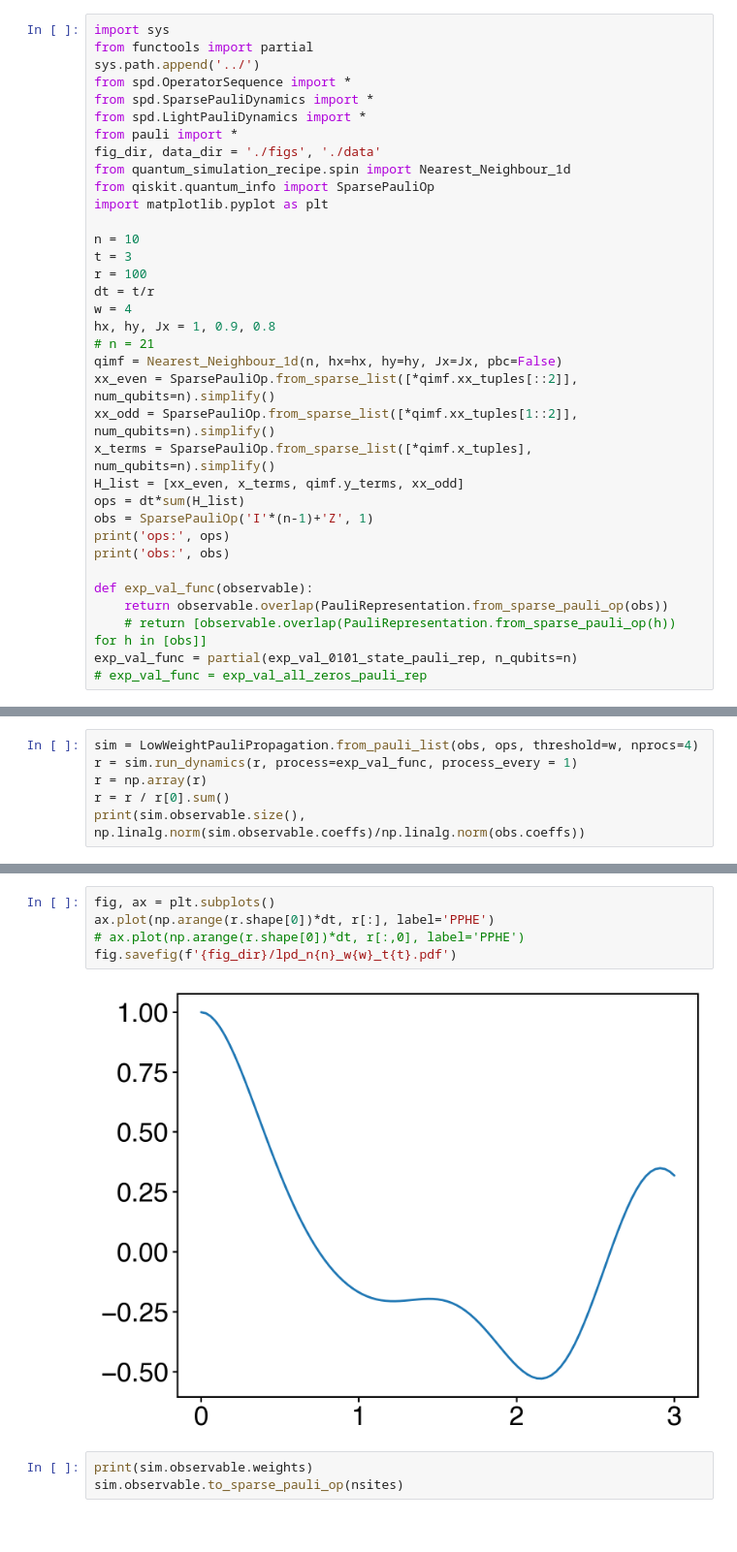
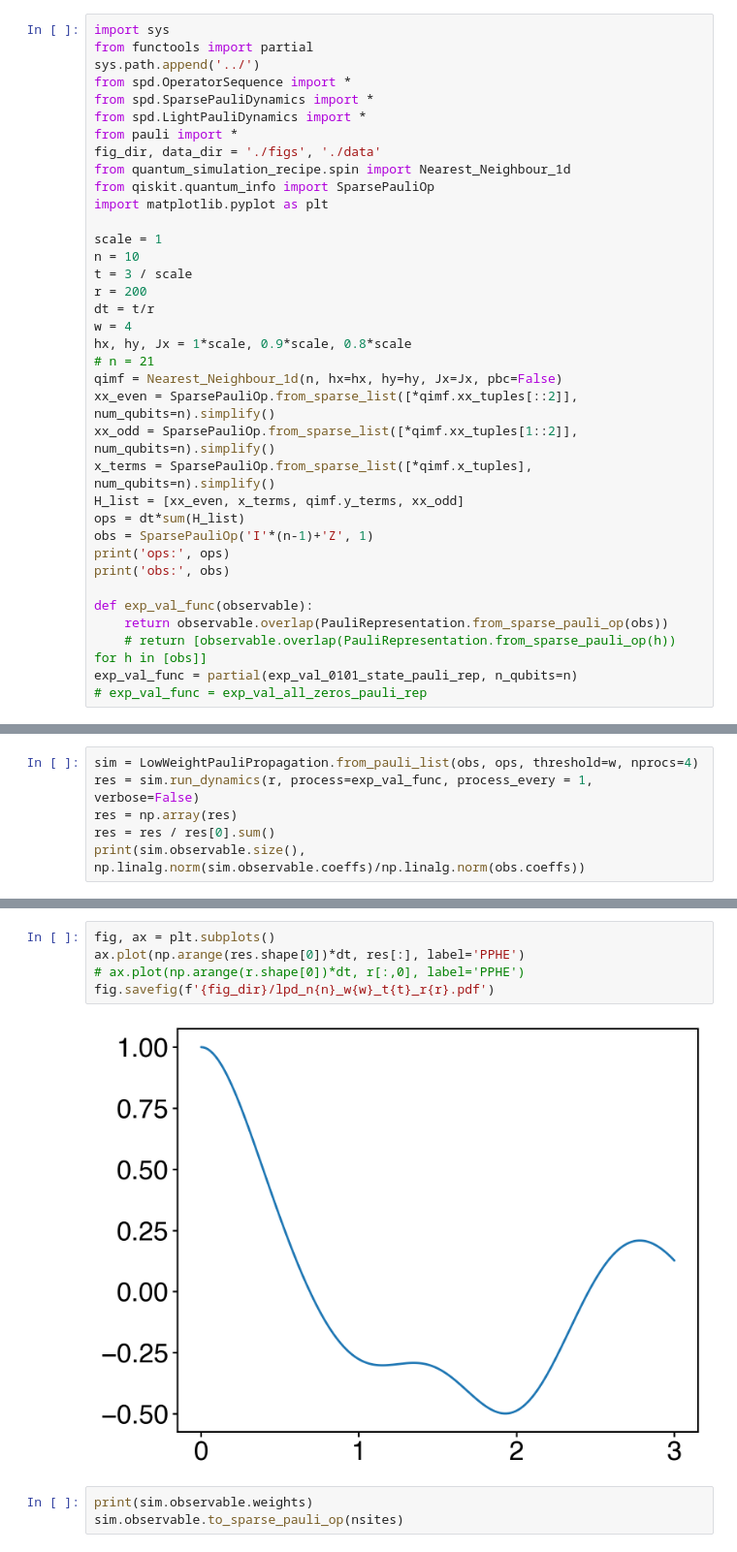
Before and after one commit to Jue-Xu/Pauli-Propagation-Hamiltonian-Expectation, a Jupyter notebook: DynamicsExample.ipynb, the cells around one changed output, grey strips where cells are left out. Shown at 97% size. Cells and saved outputs as stored; diff of their text form.

```diff
--- a/DynamicsExample.ipynb
+++ b/DynamicsExample.ipynb
@@ -11,12 +11,13 @@ from quantum_simulation_recipe.spin import Nearest_Neighbour_1d
 from qiskit.quantum_info import SparsePauliOp
 import matplotlib.pyplot as plt
 
+scale = 1
 n = 10
-t = 3
-r = 100
+t = 3 / scale
+r = 200
 dt = t/r
 w = 4
-hx, hy, Jx = 1, 0.9, 0.8
+hx, hy, Jx = 1*scale, 0.9*scale, 0.8*scale
 # n = 21
 qimf = Nearest_Neighbour_1d(n, hx=hx, hy=hy, Jx=Jx, pbc=False)
 xx_even = SparsePauliOp.from_sparse_list([*qimf.xx_tuples[::2]], num_qubits=n).simplify()
@@ -44,8 +45,8 @@ obs: SparsePauliOp(['IIIIIIIIIZ'],
               coeffs=[1.+0.j])
 # %%
 sim = LowWeightPauliPropagation.from_pauli_list(obs, ops, threshold=w, nprocs=4)
-r = sim.run_dynamics(r, process=exp_val_func, process_every = 1)
-r = np.array(r)
-r = r / r[0].sum()
+res = sim.run_dynamics(r, process=exp_val_func, process_every = 1, verbose=False)
+res = np.array(res)
+res = res / res[0].sum()
 print(sim.observable.size(), np.linalg.norm(sim.observable.coeffs)/np.linalg.norm(obs.coeffs))
 # %% [output]
@@ -148,10 +54,10 @@ print(sim.observable.size(), np.linalg.norm(sim.observable.coeffs)/np.linalg.nor
 # %%
 fig, ax = plt.subplots()
-ax.plot(np.arange(r.shape[0])*dt, r[:], label='PPHE')
+ax.plot(np.arange(res.shape[0])*dt, res[:], label='PPHE')
 # ax.plot(np.arange(r.shape[0])*dt, r[:,0], label='PPHE')
-fig.savefig(f'{fig_dir}/lpd_n{n}_w{w}_t{t}.pdf')
+fig.savefig(f'{fig_dir}/lpd_n{n}_w{w}_t{t}_r{r}.pdf')
 # %% [output]
-[figure, old version]
+[figure, new version]
 # %%
 print(sim.observable.weights)
 sim.observable.to_sparse_pauli_op(nsites)
```
Also changed, not shown: parts of 3 cells of this notebook, 14 other files.
